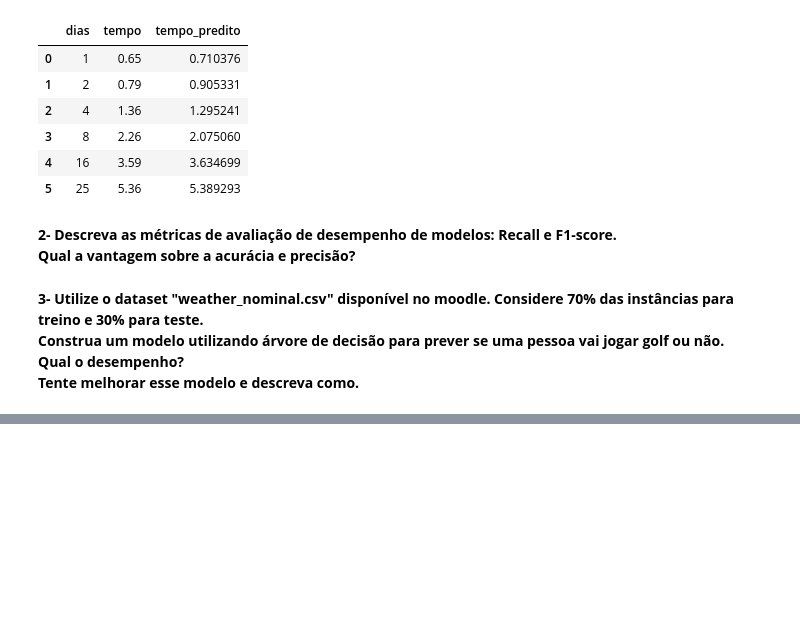
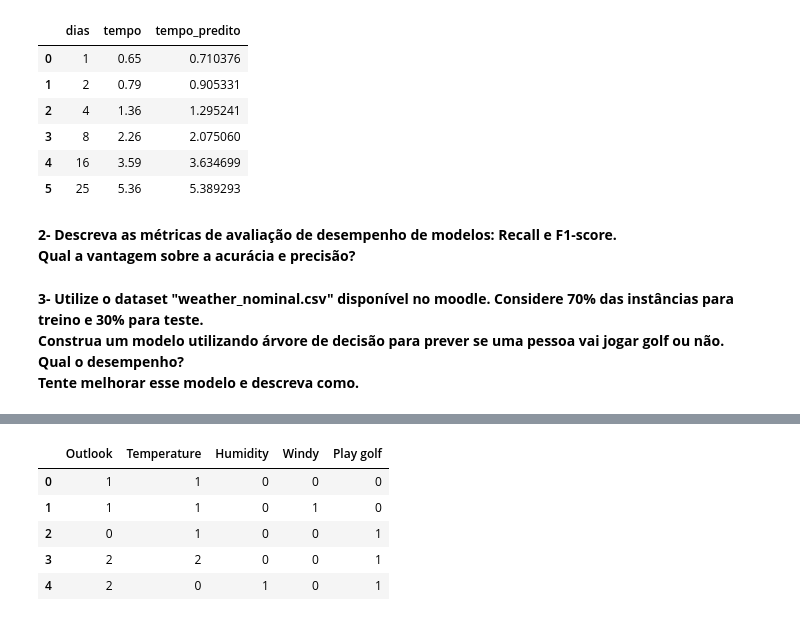
Before and after one commit to altierispeixoto/notebooks, a Jupyter notebook: exercicios-ds/modelagem.ipynb, the cells around one changed output, grey strips where cells are left out. Saved outputs shown, nothing was run; the diff lists cells and outputs as text; code cells hidden in the pictures; blank space fills up the shorter version.

```diff
--- a/exercicios-ds/modelagem.ipynb
+++ b/exercicios-ds/modelagem.ipynb
@@ -96,0 +112,8 @@ Tente melhorar esse modelo e descreva como.**
+# %%
+from sklearn import preprocessing
+
+le_outlook = preprocessing.LabelEncoder()
+le_temperature = preprocessing.LabelEncoder()
+le_humidity = preprocessing.LabelEncoder()
+le_windy = preprocessing.LabelEncoder()
+le_target = preprocessing.LabelEncoder()
@@ -96,0 +134,9 @@ Tente melhorar esse modelo e descreva como.**
+# %%
+df_raw.head()
+# %% [output]
+|  | Outlook | Temperature | Humidity | Windy | Play golf |
+| 0 | 1 | 1 | 0 | 0 | 0 |
+| 1 | 1 | 1 | 0 | 1 | 0 |
+| 2 | 0 | 1 | 0 | 0 | 1 |
+| 3 | 2 | 2 | 0 | 0 | 1 |
+| 4 | 2 | 0 | 1 | 0 | 1 |
```
Also changed, not shown: parts of 12 cells of this notebook.
